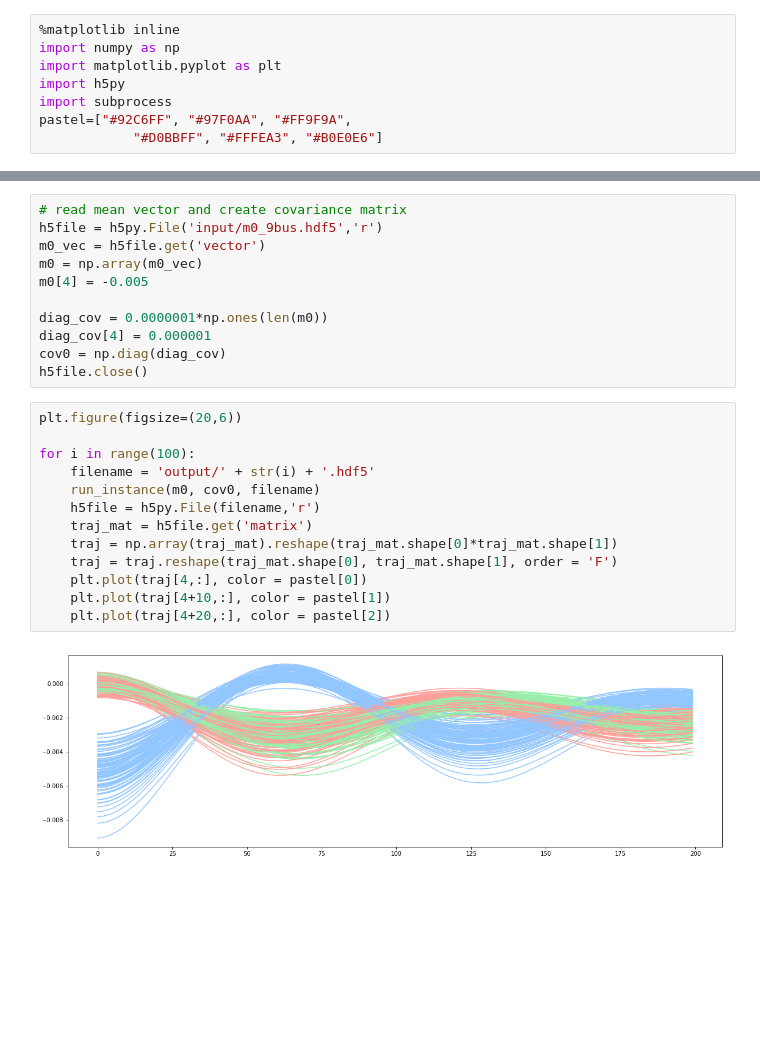
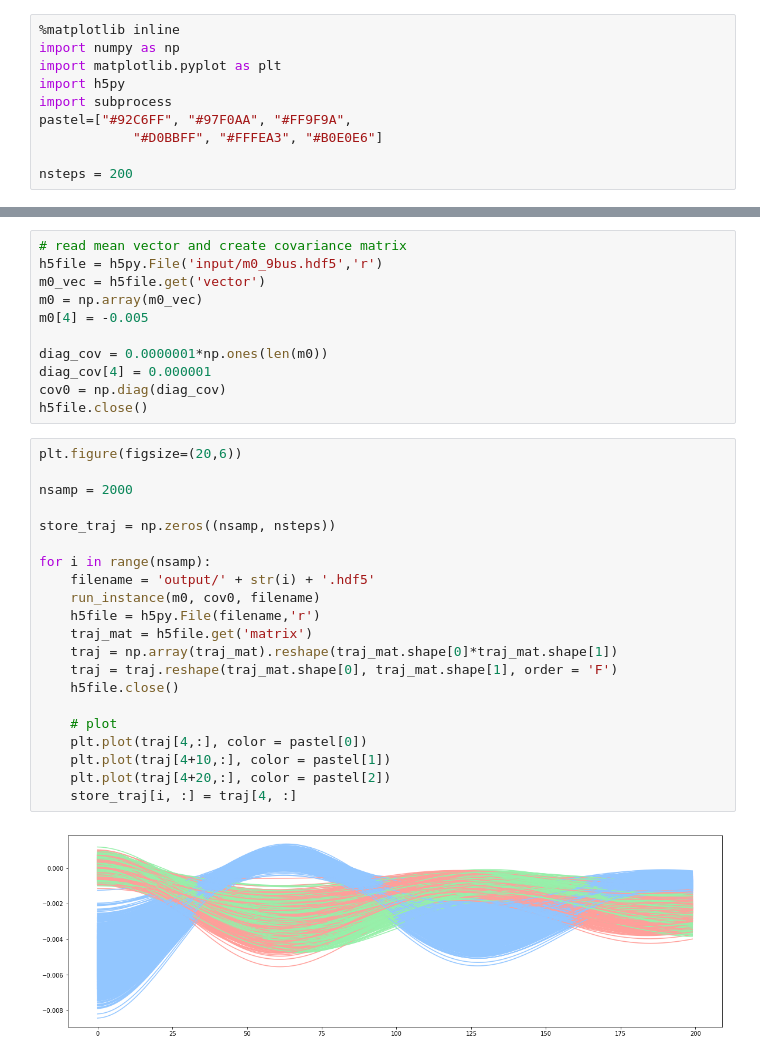
Before and after one commit to exanauts/aduprop, a Jupyter notebook: examples/psys/visual.ipynb, the cells around one changed output, grey strips where cells are left out. Saved outputs shown, nothing was run; the diff lists cells and outputs as text; blank space fills up the shorter version.

```diff
--- a/examples/psys/visual.ipynb
+++ b/examples/psys/visual.ipynb
@@ -6,3 +6,5 @@ import h5py
 import subprocess
 pastel=["#92C6FF", "#97F0AA", "#FF9F9A",
             "#D0BBFF", "#FFFEA3", "#B0E0E6"]
+
+nsteps = 200
@@ -29,15 +60,23 @@ h5file.close()
 # %%
 plt.figure(figsize=(20,6))
 
-for i in range(100):
+nsamp = 2000
+
+store_traj = np.zeros((nsamp, nsteps))
+
+for i in range(nsamp):
     filename = 'output/' + str(i) + '.hdf5'
     run_instance(m0, cov0, filename)
     h5file = h5py.File(filename,'r')
     traj_mat = h5file.get('matrix')
     traj = np.array(traj_mat).reshape(traj_mat.shape[0]*traj_mat.shape[1])
     traj = traj.reshape(traj_mat.shape[0], traj_mat.shape[1], order = 'F')
+    h5file.close()
+
+    # plot
     plt.plot(traj[4,:], color = pastel[0])
     plt.plot(traj[4+10,:], color = pastel[1])
     plt.plot(traj[4+20,:], color = pastel[2])
+    store_traj[i, :] = traj[4, :]
 # %% [output]
-[figure, old version]
+[figure, new version]
```
Also changed, not shown: parts of 5 cells of this notebook, 1 other file.
